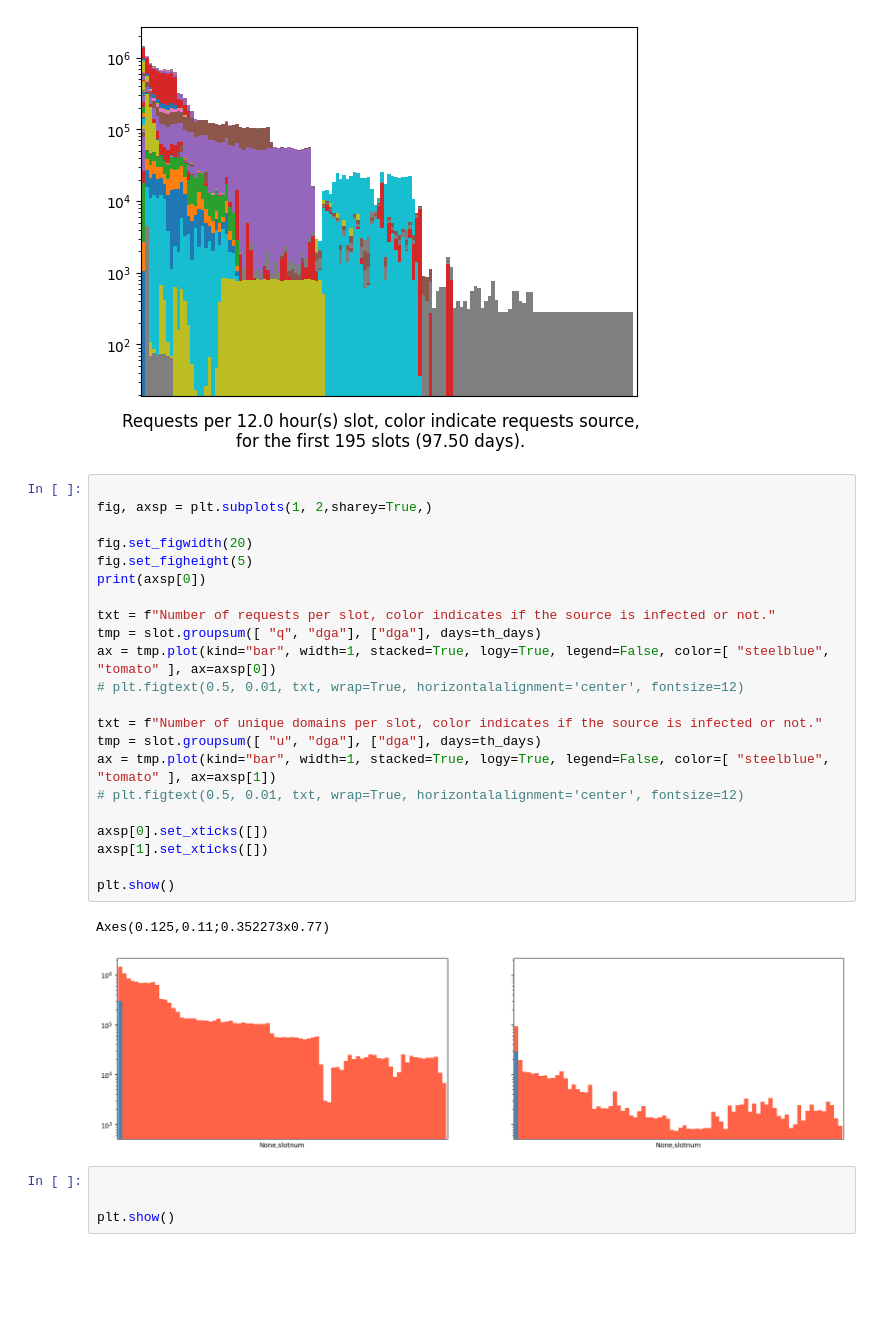
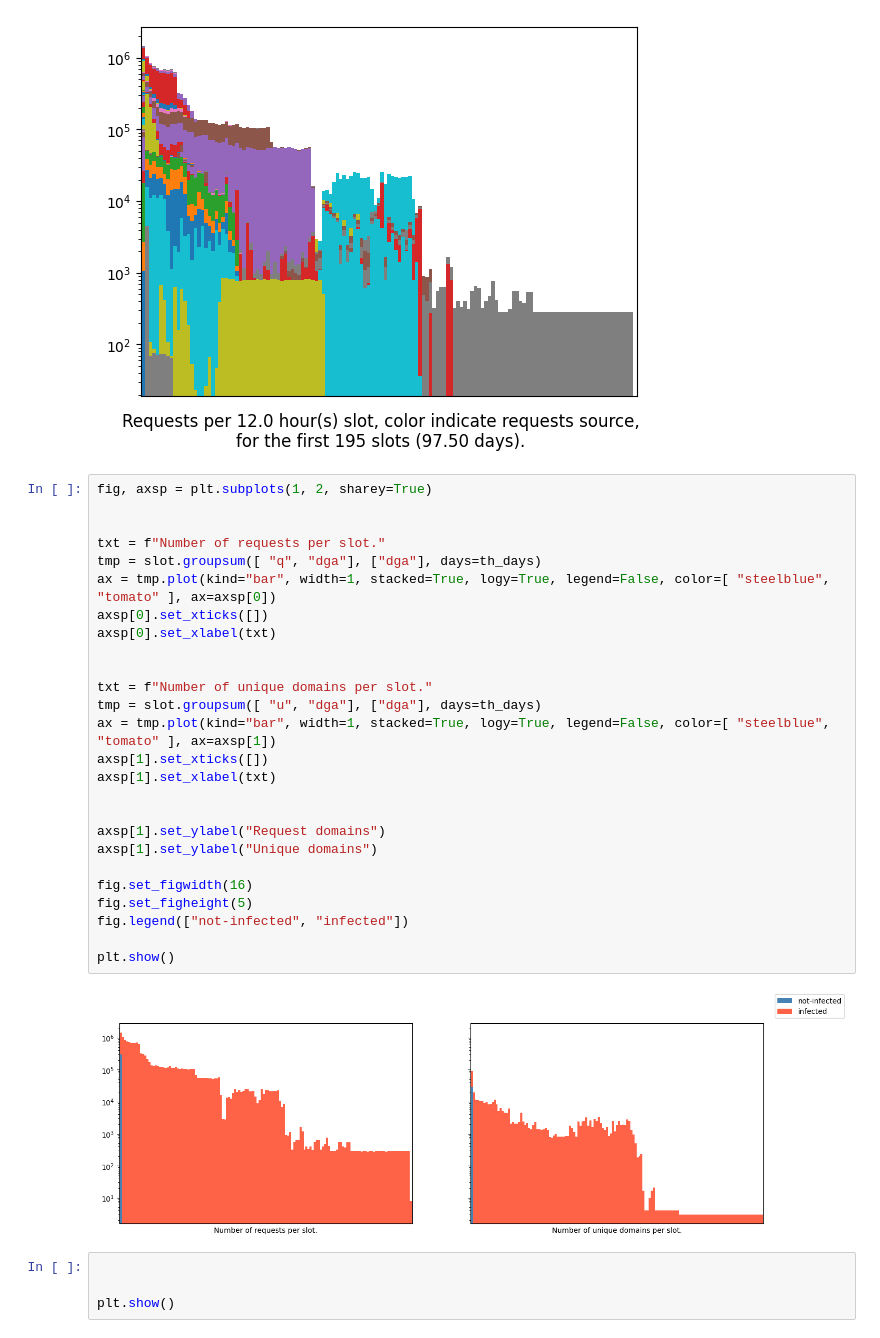
Before and after one commit to princio/dga-detection-analysis-framework, a Jupyter notebook: ml/windows_time.ipynb, the cells around one changed output. Cells and saved outputs as stored; diff of their text form; blank space fills up the shorter version.

```diff
--- a/ml/windows_time.ipynb
+++ b/ml/windows_time.ipynb
@@ -151,30 +210,33 @@ plt.show()
 # %% [output]
 [figure]
 # %%
+fig, axsp = plt.subplots(1, 2, sharey=True)
 
-fig, axsp = plt.subplots(1, 2,sharey=True,)
 
-fig.set_figwidth(20)
-fig.set_figheight(5)
-print(axsp[0])
-
-txt = f"Number of requests per slot, color indicates if the source is infected or not."
+txt = f"Number of requests per slot."
 tmp = slot.groupsum([ "q", "dga"], ["dga"], days=th_days)
 ax = tmp.plot(kind="bar", width=1, stacked=True, logy=True, legend=False, color=[ "steelblue", "tomato" ], ax=axsp[0])
-# plt.figtext(0.5, 0.01, txt, wrap=True, horizontalalignment='center', fontsize=12)
+axsp[0].set_xticks([])
+axsp[0].set_xlabel(txt)
 
-txt = f"Number of unique domains per slot, color indicates if the source is infected or not."
+
+txt = f"Number of unique domains per slot."
 tmp = slot.groupsum([ "u", "dga"], ["dga"], days=th_days)
 ax = tmp.plot(kind="bar", width=1, stacked=True, logy=True, legend=False, color=[ "steelblue", "tomato" ], ax=axsp[1])
-# plt.figtext(0.5, 0.01, txt, wrap=True, horizontalalignment='center', fontsize=12)
+axsp[1].set_xticks([])
+axsp[1].set_xlabel(txt)
 
-axsp[0].set_xticks([])
-axsp[1].set_xticks([])
+
+axsp[1].set_ylabel("Request domains")
+axsp[1].set_ylabel("Unique domains")
+
+fig.set_figwidth(16)
+fig.set_figheight(5)
+fig.legend(["not-infected", "infected"])
 
 plt.show()
 # %% [output]
-Axes(0.125,0.11;0.352273x0.77)
-[figure, old version]
+[figure, new version]
 # %%
 
 
```
Also changed, not shown: parts of 6 cells of this notebook.
